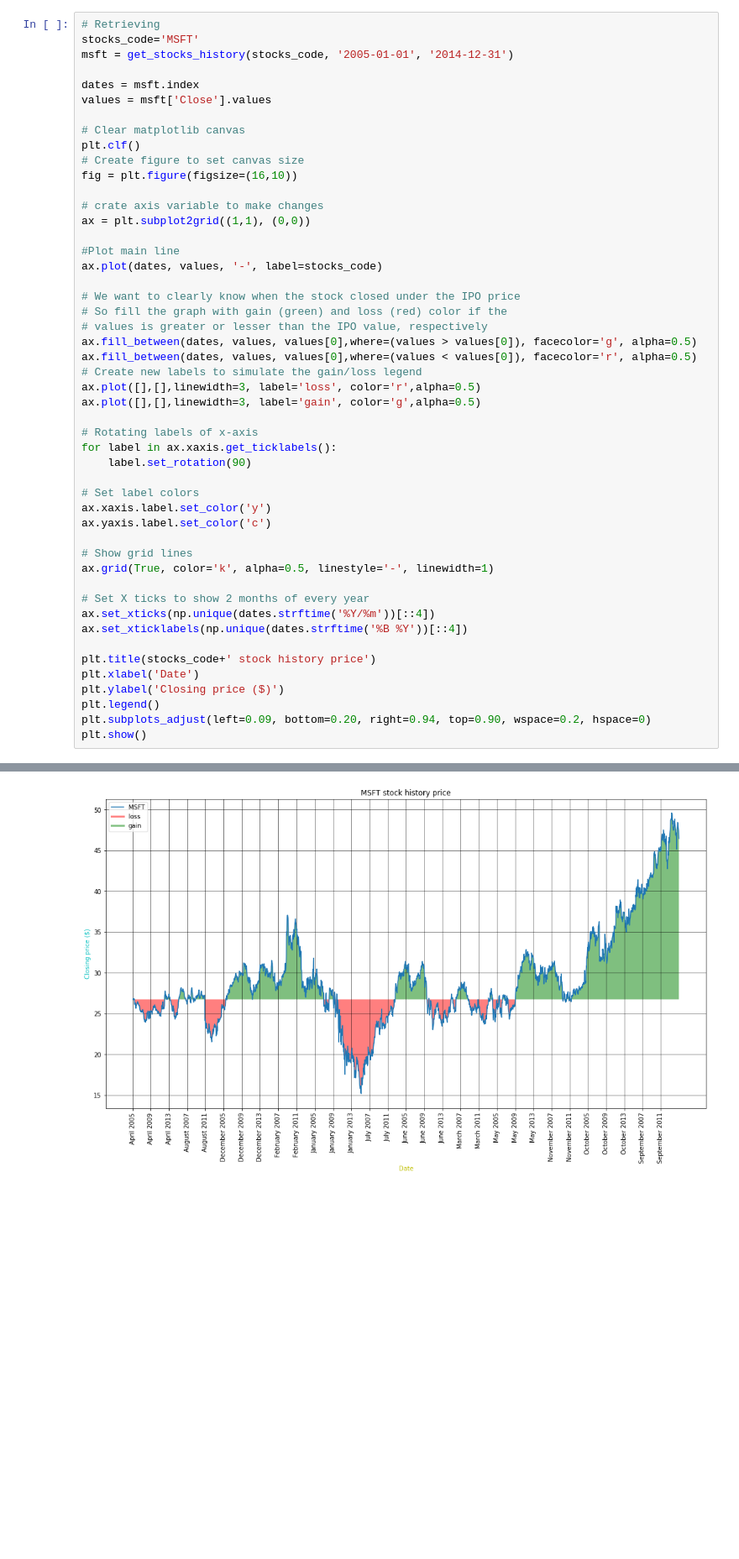
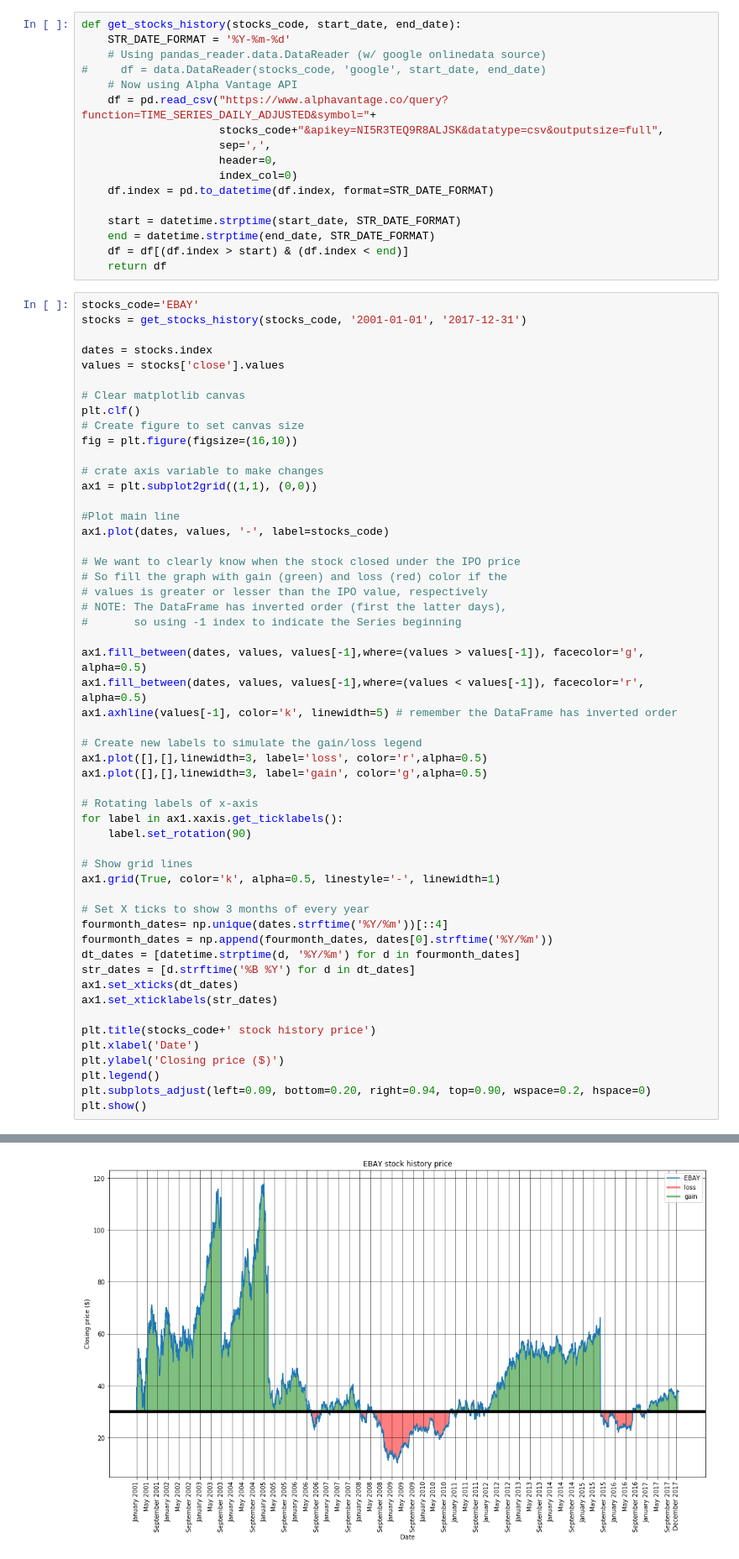
Before and after one commit to davidcampelo/data-science-tests, a Jupyter notebook: 5 - Matplotlib Stock prices visualization.ipynb, the cells around one changed output, grey strips where cells are left out. Shown at 84% size. Cells and saved outputs as stored; diff of their text form; blank space fills up the shorter version.

Commit message:
Using Alpha Avantage API to download stocks history and Drawing candlestick graphs

```diff
--- a/5 - Matplotlib Stock prices visualization.ipynb
+++ b/5 - Matplotlib Stock prices visualization.ipynb
@@ -17,10 +19,26 @@ def get_stocks_history(stocks_code, start_date, end_date):
+# %%
+def get_stocks_history(stocks_code, start_date, end_date):
+    STR_DATE_FORMAT = '%Y-%m-%d'
+    # Using pandas_reader.data.DataReader (w/ google onlinedata source)
+#     df = data.DataReader(stocks_code, 'google', start_date, end_date)
+    # Now using Alpha Vantage API
+    df = pd.read_csv("https://www.alphavantage.co/query?function=TIME_SERIES_DAILY_ADJUSTED&symbol="+
+                     stocks_code+"&apikey=NI5R3TEQ9R8ALJSK&datatype=csv&outputsize=full",
+                     sep=',',
+                     header=0,
+                     index_col=0)
+    df.index = pd.to_datetime(df.index, format=STR_DATE_FORMAT)
+
+    start = datetime.strptime(start_date, STR_DATE_FORMAT)
+    end = datetime.strptime(end_date, STR_DATE_FORMAT)
+    df = df[(df.index > start) & (df.index < end)]
+    return df
 # %%
-# Retrieving
-stocks_code='MSFT'
-msft = get_stocks_history(stocks_code, '2005-01-01', '2014-12-31')
+stocks_code='EBAY'
+stocks = get_stocks_history(stocks_code, '2001-01-01', '2017-12-31')
 
-dates = msft.index
-values = msft['Close'].values
+dates = stocks.index
+values = stocks['close'].values
 
 # Clear matplotlib canvas
 plt.clf()
@@ -28,34 +46,39 @@ plt.clf()
 fig = plt.figure(figsize=(16,10))
 
 # crate axis variable to make changes
-ax = plt.subplot2grid((1,1), (0,0))
+ax1 = plt.subplot2grid((1,1), (0,0))
 
 #Plot main line
-ax.plot(dates, values, '-', label=stocks_code)
+ax1.plot(dates, values, '-', label=stocks_code)
 
 # We want to clearly know when the stock closed under the IPO price
 # So fill the graph with gain (green) and loss (red) color if the
 # values is greater or lesser than the IPO value, respectively
-ax.fill_between(dates, values, values[0],where=(values > values[0]), facecolor='g', alpha=0.5)
-ax.fill_between(dates, values, values[0],where=(values < values[0]), facecolor='r', alpha=0.5)
+# NOTE: The DataFrame has inverted order (first the latter days),
+#       so using -1 index to indicate the Series beginning
+
+ax1.fill_between(dates, values, values[-1],where=(values > values[-1]), facecolor='g', alpha=0.5)
+ax1.fill_between(dates, values, values[-1],where=(values < values[-1]), facecolor='r', alpha=0.5)
+ax1.axhline(values[-1], color='k', linewidth=5) # remember the DataFrame has inverted order
+
 # Create new labels to simulate the gain/loss legend
-ax.plot([],[],linewidth=3, label='loss', color='r',alpha=0.5)
-ax.plot([],[],linewidth=3, label='gain', color='g',alpha=0.5)
+ax1.plot([],[],linewidth=3, label='loss', color='r',alpha=0.5)
+ax1.plot([],[],linewidth=3, label='gain', color='g',alpha=0.5)
 
 # Rotating labels of x-axis
-for label in ax.xaxis.get_ticklabels():
+for label in ax1.xaxis.get_ticklabels():
     label.set_rotation(90)
 
-# Set label colors
-ax.xaxis.label.set_color('y')
-ax.yaxis.label.set_color('c')
+# Show grid lines
+ax1.grid(True, color='k', alpha=0.5, linestyle='-', linewidth=1)
 
-# Show grid lines
-ax.grid(True, color='k', alpha=0.5, linestyle='-', linewidth=1)
-
-# Set X ticks to show 2 months of every year
-ax.set_xticks(np.unique(dates.strftime('%Y/%m'))[::4])
-ax.set_xticklabels(np.unique(dates.strftime('%B %Y'))[::4])
+# Set X ticks to show 3 months of every year
+fourmonth_dates= np.unique(dates.strftime('%Y/%m'))[::4]
+fourmonth_dates = np.append(fourmonth_dates, dates[0].strftime('%Y/%m'))
+dt_dates = [datetime.strptime(d, '%Y/%m') for d in fourmonth_dates]
+str_dates = [d.strftime('%B %Y') for d in dt_dates]
+ax1.set_xticks(dt_dates)
+ax1.set_xticklabels(str_dates)
 
 plt.title(stocks_code+' stock history price')
 plt.xlabel('Date')
@@ -72,4 +91,4 @@ to fail at random. Failure is especially common when bulk downloading.
-[figure, old version]
+[figure, new version]
 # %%
 # Ploting Apple stock series
 # In order to compared the behavior of this stock in a short and long term, we use pandas rolling
```
Also changed, not shown: parts of 8 cells of this notebook.
